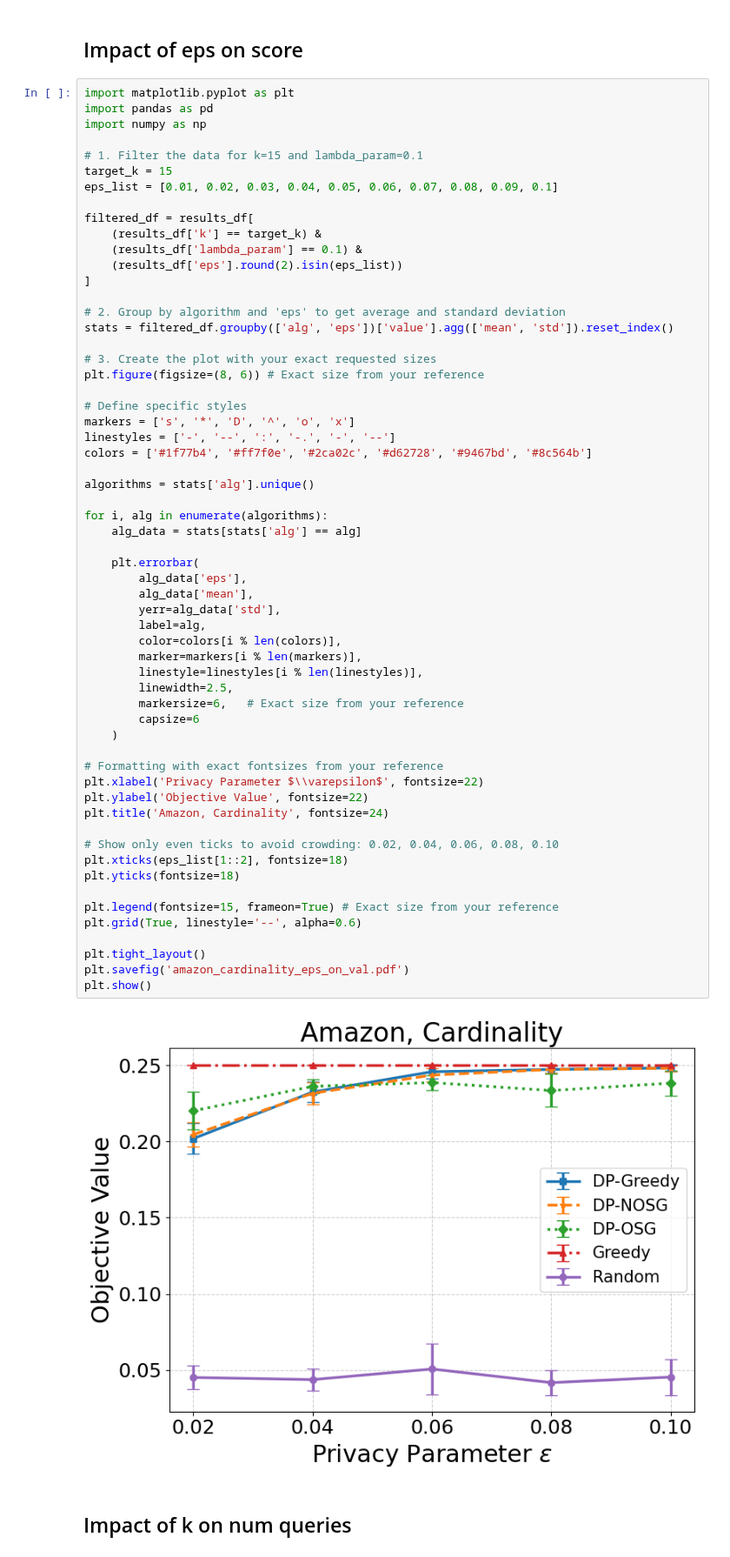
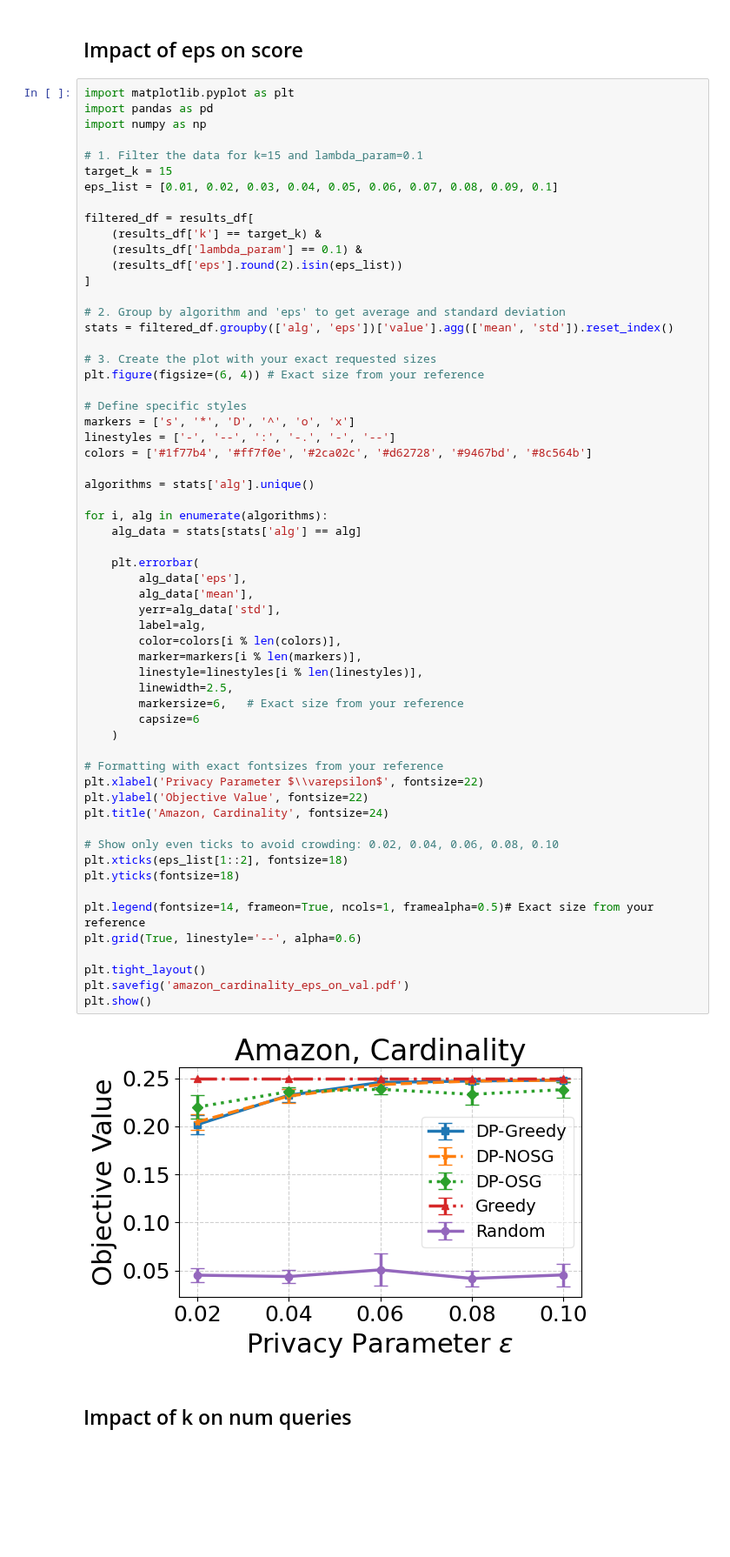
Before and after one commit to ronzadi/Differentially-Private-Max-Sum-Diversification, a Jupyter notebook: visualize_results/visualize_amazon_cardinality.ipynb, the cells around one changed output. Shown at 87% size. Cells and saved outputs as stored; diff of their text form; blank space fills up the shorter version.

```diff
--- a/visualize_results/visualize_amazon_cardinality.ipynb
+++ b/visualize_results/visualize_amazon_cardinality.ipynb
@@ -123,7 +123,7 @@ filtered_df = results_df[
 stats = filtered_df.groupby(['alg', 'eps'])['value'].agg(['mean', 'std']).reset_index()
 
 # 3. Create the plot with your exact requested sizes
-plt.figure(figsize=(8, 6)) # Exact size from your reference
+plt.figure(figsize=(6, 4)) # Exact size from your reference
 
 # Define specific styles
 markers = ['s', '*', 'D', '^', 'o', 'x']
@@ -136,35 +136,35 @@ for i, alg in enumerate(algorithms):
     alg_data = stats[stats['alg'] == alg]
 
     plt.errorbar(
         alg_data['eps'],
         alg_data['mean'],
         yerr=alg_data['std'],
         label=alg,
         color=colors[i % len(colors)],
         marker=markers[i % len(markers)],
         linestyle=linestyles[i % len(linestyles)],
         linewidth=2.5,
         markersize=6,   # Exact size from your reference
         capsize=6
     )
 
 # Formatting with exact fontsizes from your reference
 plt.xlabel('Privacy Parameter $\\varepsilon$', fontsize=22)
 plt.ylabel('Objective Value', fontsize=22)
 plt.title('Amazon, Cardinality', fontsize=24)
 
 # Show only even ticks to avoid crowding: 0.02, 0.04, 0.06, 0.08, 0.10
 plt.xticks(eps_list[1::2], fontsize=18)
 plt.yticks(fontsize=18)
 
-plt.legend(fontsize=15, frameon=True) # Exact size from your reference
+plt.legend(fontsize=14, frameon=True, ncols=1, framealpha=0.5)# Exact size from your reference
 plt.grid(True, linestyle='--', alpha=0.6)
 
 plt.tight_layout()
 plt.savefig('amazon_cardinality_eps_on_val.pdf')
 plt.show()
 # %% [output]
-[figure, old version]
+[figure, new version]
 # %% [markdown]
 ## Impact of k on num queries
 # %%
```
Also changed, not shown: parts of 5 cells of this notebook.
